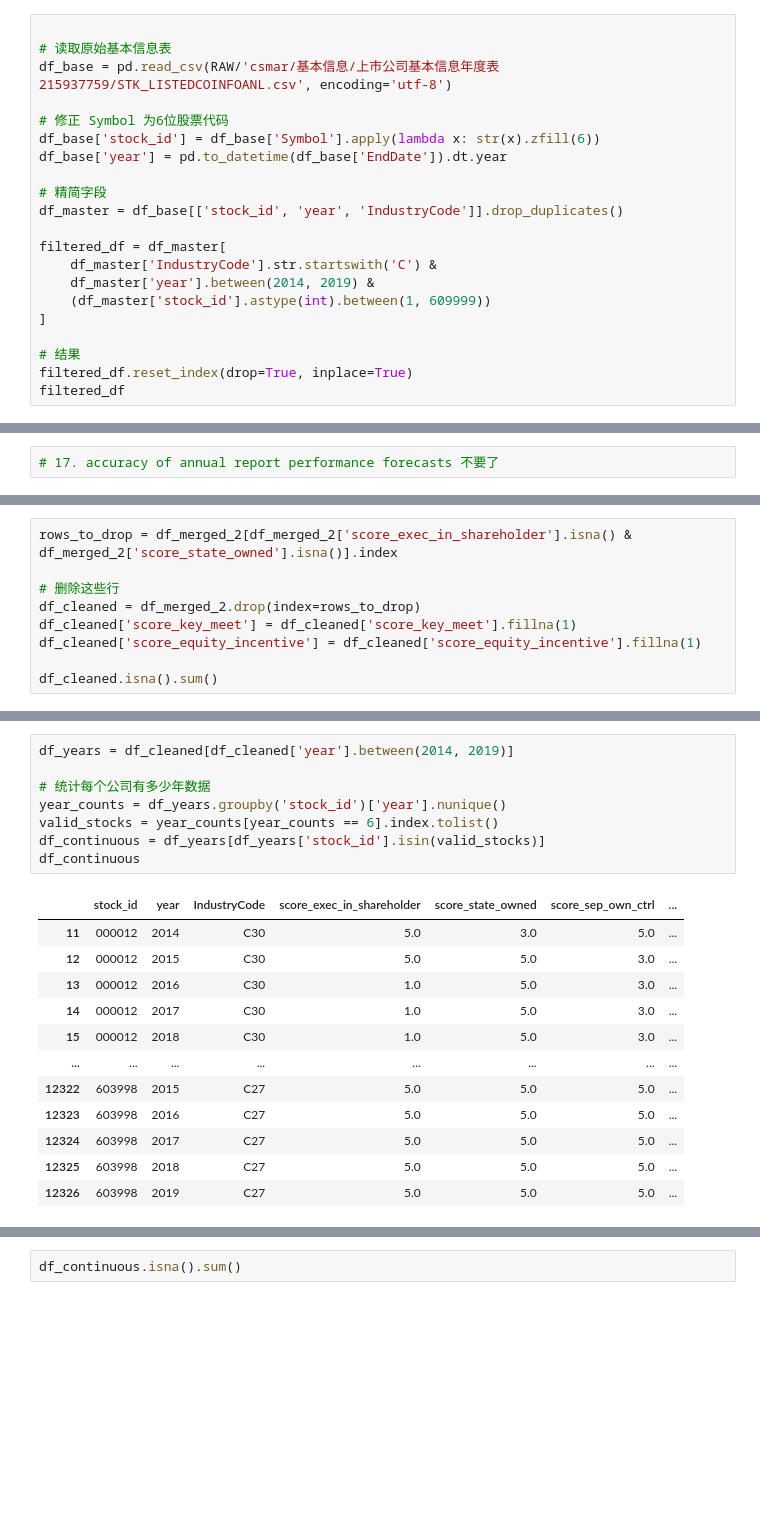
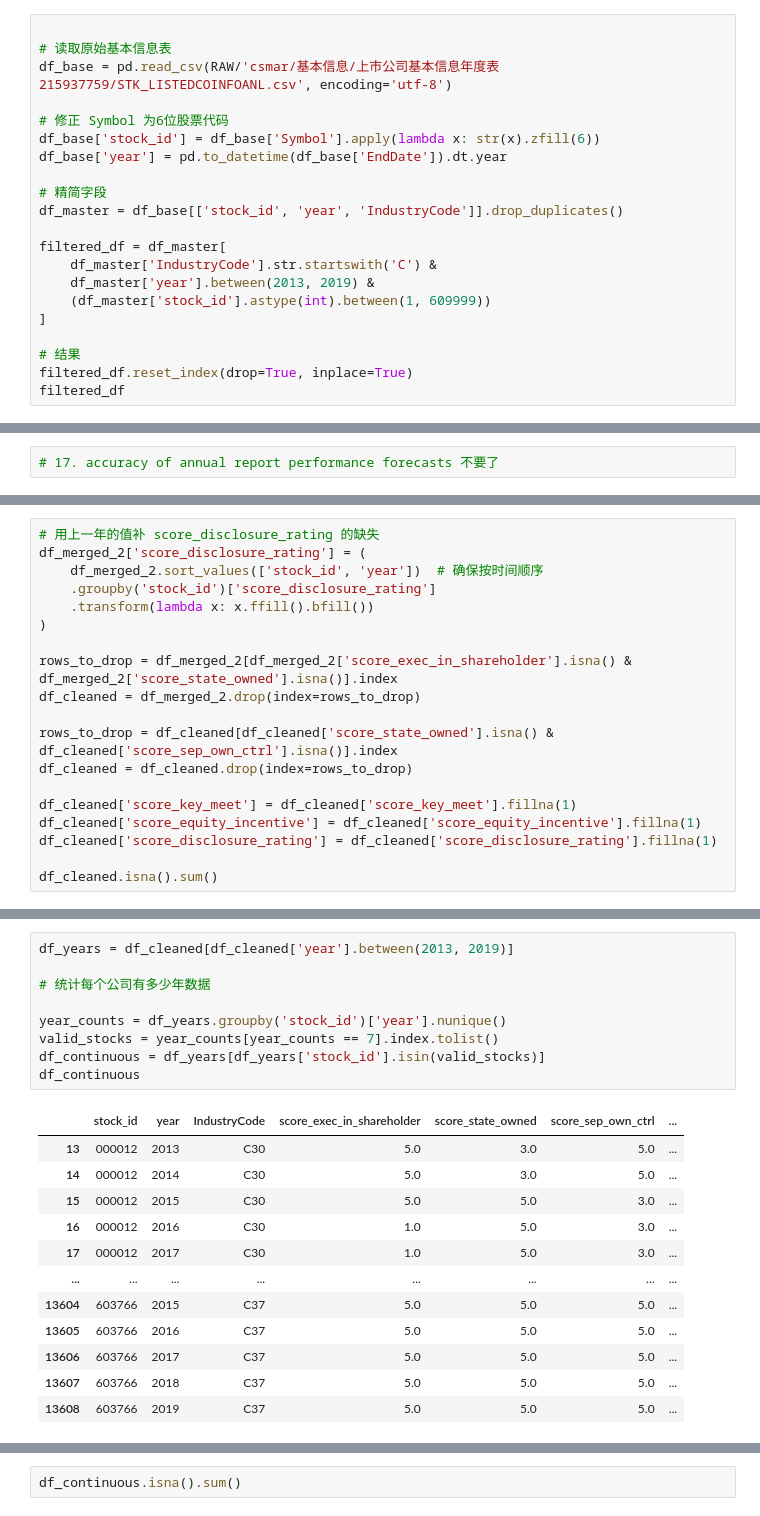
Before and after one commit to lukasgao/master_thesis, a Jupyter notebook: notebooks/governance_index.ipynb, the cells around one changed output, grey strips where cells are left out. Cells and saved outputs as stored; diff of their text form; blank space fills up the shorter version.

```diff
--- a/notebooks/governance_index.ipynb
+++ b/notebooks/governance_index.ipynb
@@ -21,7 +21,7 @@ df_master = df_base[['stock_id', 'year', 'IndustryCode']].drop_duplicates()
 
 filtered_df = df_master[
     df_master['IndustryCode'].str.startswith('C') &
-    df_master['year'].between(2014, 2019) &
+    df_master['year'].between(2013, 2019) &
     (df_master['stock_id'].astype(int).between(1, 609999))
 ]
 
@@ -604,11 +635,21 @@ score_timeliness                40
 dtype: int64
 # %%
+# 用上一年的值补 score_disclosure_rating 的缺失
+df_merged_2['score_disclosure_rating'] = (
+    df_merged_2.sort_values(['stock_id', 'year'])  # 确保按时间顺序
+    .groupby('stock_id')['score_disclosure_rating']
+    .transform(lambda x: x.ffill().bfill())
+)
+
 rows_to_drop = df_merged_2[df_merged_2['score_exec_in_shareholder'].isna() & df_merged_2['score_state_owned'].isna()].index
+df_cleaned = df_merged_2.drop(index=rows_to_drop)
 
-# 删除这些行
-df_cleaned = df_merged_2.drop(index=rows_to_drop)
+rows_to_drop = df_cleaned[df_cleaned['score_state_owned'].isna() & df_cleaned['score_sep_own_ctrl'].isna()].index
+df_cleaned = df_cleaned.drop(index=rows_to_drop)
+
 df_cleaned['score_key_meet'] = df_cleaned['score_key_meet'].fillna(1)
 df_cleaned['score_equity_incentive'] = df_cleaned['score_equity_incentive'].fillna(1)
+df_cleaned['score_disclosure_rating'] = df_cleaned['score_disclosure_rating'].fillna(1)
 
 df_cleaned.isna().sum()
 # %% [output]
@@ -653,21 +690,22 @@ dtype: int64
 # %%
-df_years = df_cleaned[df_cleaned['year'].between(2014, 2019)]
+df_years = df_cleaned[df_cleaned['year'].between(2013, 2019)]
 
 # 统计每个公司有多少年数据
+
 year_counts = df_years.groupby('stock_id')['year'].nunique()
-valid_stocks = year_counts[year_counts == 6].index.tolist()
+valid_stocks = year_counts[year_counts == 7].index.tolist()
 df_continuous = df_years[df_years['stock_id'].isin(valid_stocks)]
 df_continuous
 # %% [output]
 |  | stock_id | year | IndustryCode | score_exec_in_shareholder | score_state_owned | score_sep_own_ctrl | ... |
-| 11 | 000012 | 2014 | C30 | 5.0 | 3.0 | 5.0 | ... |
-| 12 | 000012 | 2015 | C30 | 5.0 | 5.0 | 3.0 | ... |
-| 13 | 000012 | 2016 | C30 | 1.0 | 5.0 | 3.0 | ... |
-| 14 | 000012 | 2017 | C30 | 1.0 | 5.0 | 3.0 | ... |
-| 15 | 000012 | 2018 | C30 | 1.0 | 5.0 | 3.0 | ... |
+| 13 | 000012 | 2013 | C30 | 5.0 | 3.0 | 5.0 | ... |
+| 14 | 000012 | 2014 | C30 | 5.0 | 3.0 | 5.0 | ... |
+| 15 | 000012 | 2015 | C30 | 5.0 | 5.0 | 3.0 | ... |
+| 16 | 000012 | 2016 | C30 | 1.0 | 5.0 | 3.0 | ... |
+| 17 | 000012 | 2017 | C30 | 1.0 | 5.0 | 3.0 | ... |
 | ... | ... | ... | ... | ... | ... | ... | ... |
-| 12322 | 603998 | 2015 | C27 | 5.0 | 5.0 | 5.0 | ... |
-| 12323 | 603998 | 2016 | C27 | 5.0 | 5.0 | 5.0 | ... |
-| 12324 | 603998 | 2017 | C27 | 5.0 | 5.0 | 5.0 | ... |
-| 12325 | 603998 | 2018 | C27 | 5.0 | 5.0 | 5.0 | ... |
-| 12326 | 603998 | 2019 | C27 | 5.0 | 5.0 | 5.0 | ... |
+| 13604 | 603766 | 2015 | C37 | 5.0 | 5.0 | 5.0 | ... |
+| 13605 | 603766 | 2016 | C37 | 5.0 | 5.0 | 5.0 | ... |
+| 13606 | 603766 | 2017 | C37 | 5.0 | 5.0 | 5.0 | ... |
+| 13607 | 603766 | 2018 | C37 | 5.0 | 5.0 | 5.0 | ... |
+| 13608 | 603766 | 2019 | C37 | 5.0 | 5.0 | 5.0 | ... |
```
Also changed, not shown: parts of 45 cells of this notebook, 32 other files.
